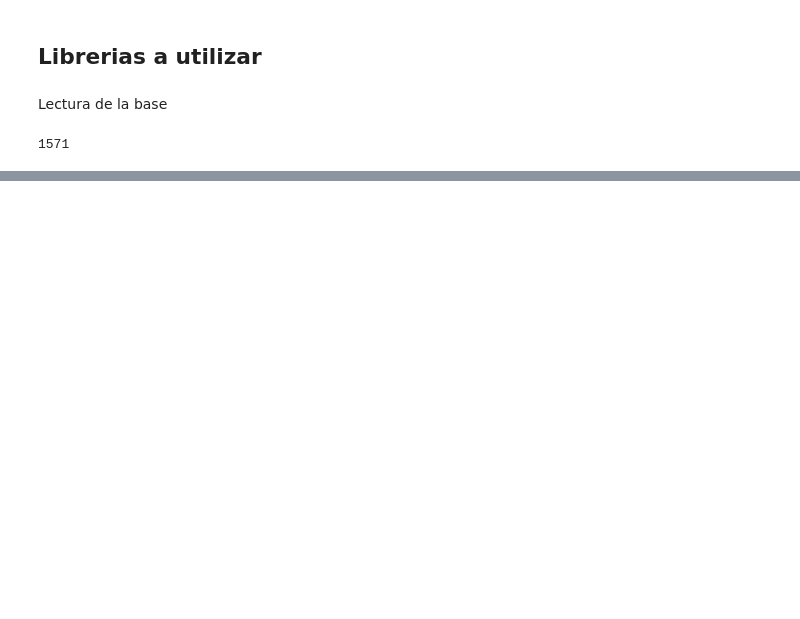
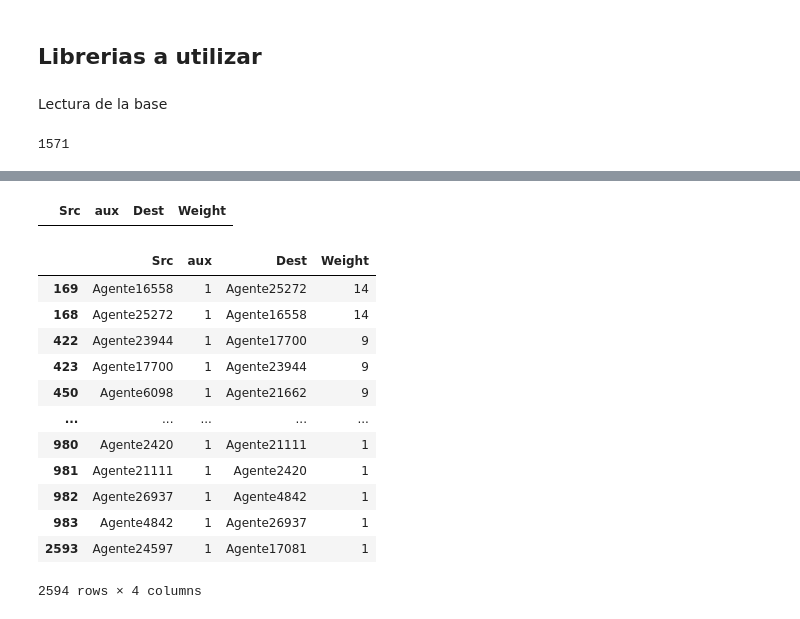
Before and after one commit to luisenerio/Modelo-de-Negocios, a Jupyter notebook: Red social.ipynb, the cells around one changed output, grey strips where cells are left out. Drawn from its saved outputs; the diff is of its cells as text; code cells hidden in the pictures; blank space fills up the shorter version.

```diff
--- a/Red social.ipynb
+++ b/Red social.ipynb
@@ -68,0 +89,26 @@ for arista in aristas2:
+# %%
+grafo = pd.DataFrame(columns=['Src','aux', 'Dest','Weight'])
+grafo
+# %% [output]
+|  | Src | aux | Dest | Weight |
+# %%
+for entrada in diccionario:
+    #print(entrada[0],entrada[1],":",diccionario[entrada])
+    grafo = grafo.append({'Src':'Agente' + str(entrada[0]),'aux':1, 'Dest': 'Agente' + str(entrada[1]), 'Weight':diccionario[entrada]},ignore_index=True)
+    grafo = grafo.append({'Dest':'Agente' + str(entrada[0]),'aux':1, 'Src': 'Agente' + str(entrada[1]), 'Weight':diccionario[entrada]},ignore_index=True)
+# %%
+grafo.sort_values('Weight', ascending=False)
+# %% [output]
+|  | Src | aux | Dest | Weight |
+| 169 | Agente16558 | 1 | Agente25272 | 14 |
+| 168 | Agente25272 | 1 | Agente16558 | 14 |
+| 422 | Agente23944 | 1 | Agente17700 | 9 |
+| 423 | Agente17700 | 1 | Agente23944 | 9 |
+| 450 | Agente6098 | 1 | Agente21662 | 9 |
+| ... | ... | ... | ... | ... |
+| 980 | Agente2420 | 1 | Agente21111 | 1 |
+| 981 | Agente21111 | 1 | Agente2420 | 1 |
+| 982 | Agente26937 | 1 | Agente4842 | 1 |
+| 983 | Agente4842 | 1 | Agente26937 | 1 |
+| 2593 | Agente24597 | 1 | Agente17081 | 1 |
+2594 rows × 4 columns
```
Also changed, not shown: parts of 2 cells of this notebook, 2 other files.
